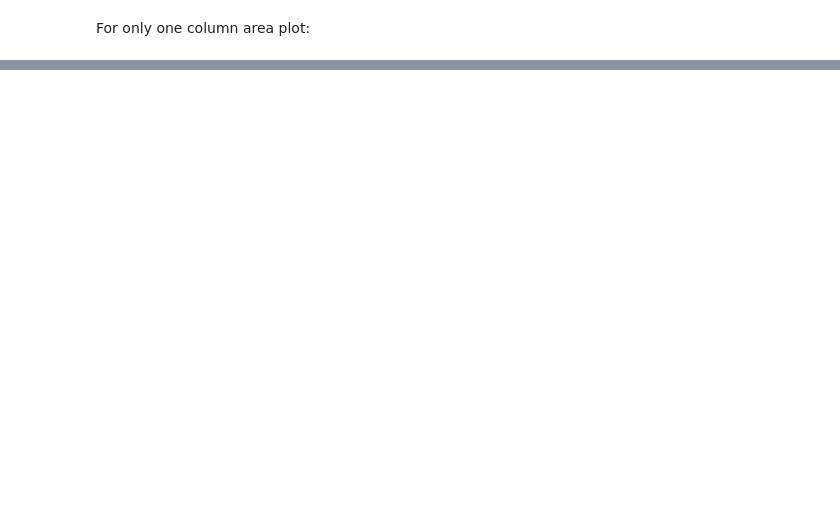
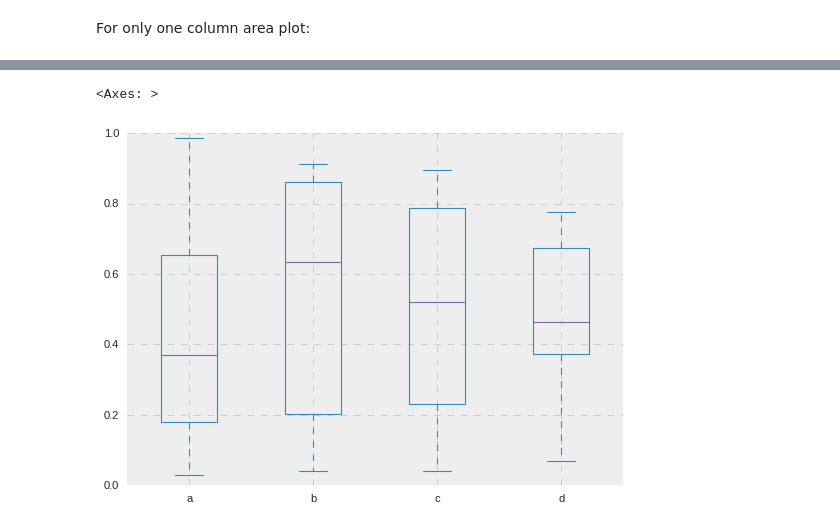
Before and after one commit to ahmedfakhar747/pandas-for-data-science, a Jupyter notebook: level_3_data_visualiztion_with_pandas.ipynb, the cells around one changed output, grey strips where cells are left out. Cells and saved outputs as stored; diff of their text form; code cells hidden in the pictures; blank space fills up the shorter version.

```diff
--- a/level_3_data_visualiztion_with_pandas.ipynb
+++ b/level_3_data_visualiztion_with_pandas.ipynb
@@ -240,0 +358,5 @@ df.plot.bar()
+# %%
+df.plot.box()
+# %% [output]
+<Axes: >
+[figure, added]
```
Also changed, not shown: parts of 22 cells of this notebook.
